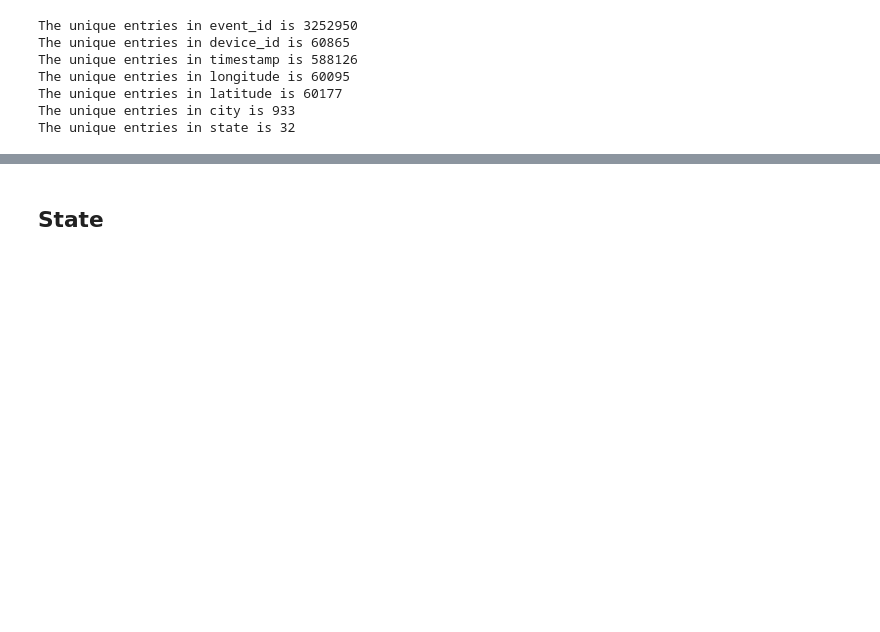
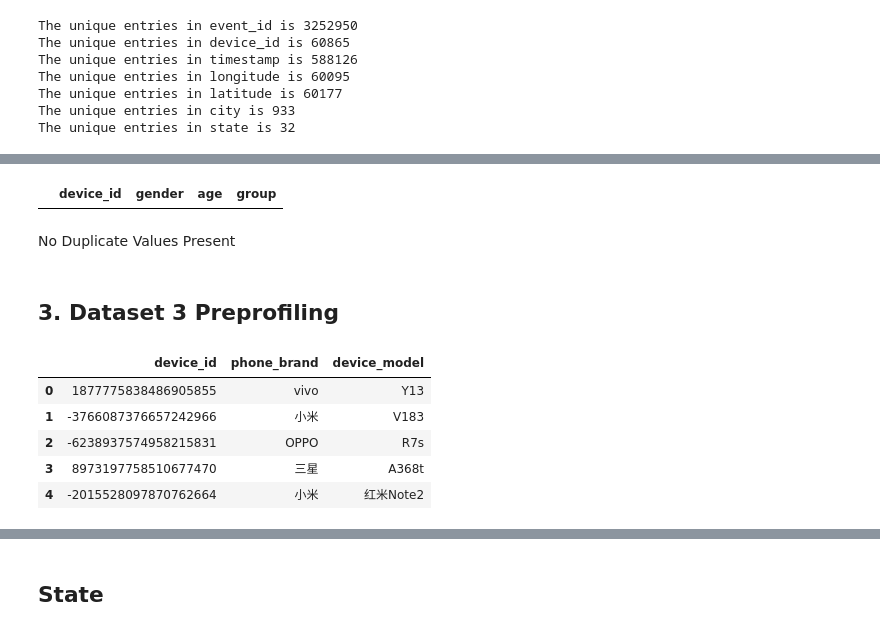
Before and after one commit to ShubhamCJagtap/Capstone_Project_1_EDA, a Jupyter notebook: Capstone_project_1_Mobile_Events_EDA_colab_notebook.ipynb, the cells around one changed output, grey strips where cells are left out. Cells and saved outputs as stored; diff of their text form; code cells hidden in the pictures; blank space fills up the shorter version.

```diff
--- a/Capstone_project_1_Mobile_Events_EDA_colab_notebook.ipynb
+++ b/Capstone_project_1_Mobile_Events_EDA_colab_notebook.ipynb
@@ -257,0 +330,8 @@ The null values in state is 0
+# %%
+df2.drop('Unnamed: 0',axis=1)[duplicated_list_df2]
+# %% [output]
+|  | device_id | gender | age | group |
+# %% [markdown]
+No Duplicate Values Present
+# %% [markdown]
+## 3. Dataset 3 Preprofiling
@@ -257,0 +340,9 @@ The null values in state is 0
+# %%
+df3.head()
+# %% [output]
+|  | device_id | phone_brand | device_model |
+| 0 | 1877775838486905855 | vivo | Y13 |
+| 1 | -3766087376657242966 | 小米 | V183 |
+| 2 | -6238937574958215831 | OPPO | R7s |
+| 3 | 8973197758510677470 | 三星 | A368t |
+| 4 | -2015528097870762664 | 小米 | 红米Note2 |
```
Also changed, not shown: parts of 139 cells of this notebook.
